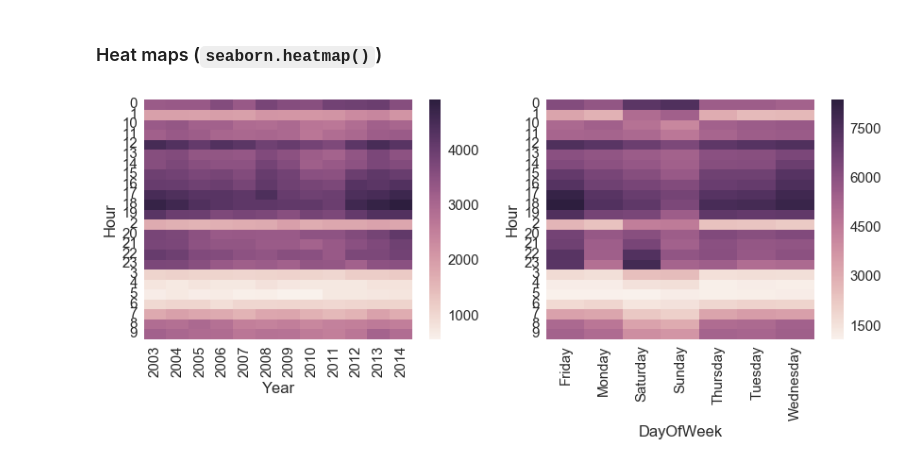
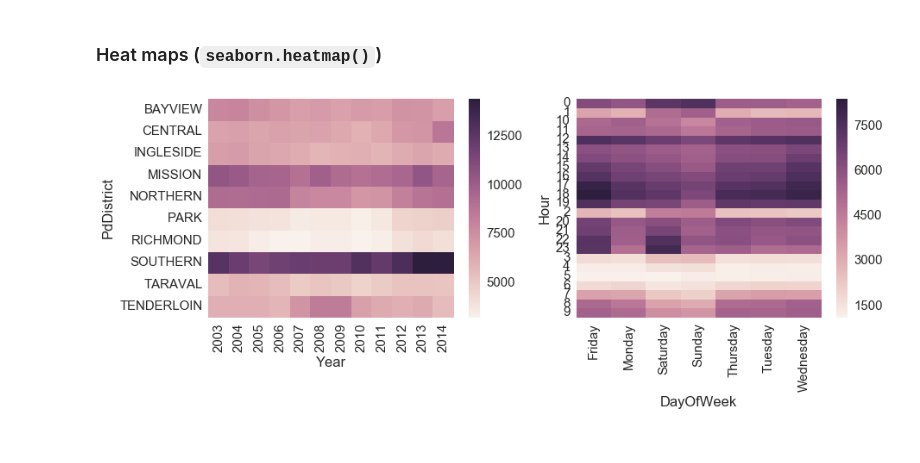
Before and after one commit to richkylet/kaggleChallenges, a Jupyter notebook: SF crime/_Viz_SanFranCrime.ipynb, the cells around one changed output. Saved outputs shown, nothing was run; the diff lists cells and outputs as text; code cells hidden in the pictures.

```diff
--- a/SF crime/_Viz_SanFranCrime.ipynb
+++ b/SF crime/_Viz_SanFranCrime.ipynb
@@ -310,27 +342,29 @@ plot.set_title('Crimes per hour (years 2003-2014)')
 # %% [markdown]
 ### Heat maps (`seaborn.heatmap()`)
 # %%
+
 plt.figure(figsize=(14,10))
 
 #-----------------------------------
 # YEAR vs HOUR of DAY
 # data
 #  count
-data_count = crime_df[["PdDistrict","Category"]].groupby(["PdDistrict","Category"],as_index=False).count()
+data_count = crime_df[["PdDistrict","Year","Category"]].groupby(["PdDistrict","Year"],as_index=False).count()
 #  pivot to make an array
-dfx = data_count.pivot("Hour", "Year", "Category")
+dfx = data_count.pivot("PdDistrict", "Year", "Category")
 # plot
 axis1 =  plt.subplot2grid((2,2),(0,0))
 mapplot = sns.heatmap(dfx, ax = axis1)
+
 
 #-----------------------------------
 # DAY OF WEEK vs HOUR of DAY
 #  count
 data_count = crime_df[["Hour", "DayOfWeek", "Category"]].groupby(['Hour','DayOfWeek'],as_index=False).count()
 #  pivot to make an array
-dfx = Month_count.pivot("Hour", "DayOfWeek", "Category")
+dfx = data_count.pivot("Hour", "DayOfWeek", "Category")
 # plot
 axis2 =  plt.subplot2grid((2,2),(0,1))
 ax = sns.heatmap(dfx, ax=axis2)
 # %% [output]
-[figure, old version]
+[figure, new version]
```
Also changed, not shown: parts of 5 cells of this notebook.
